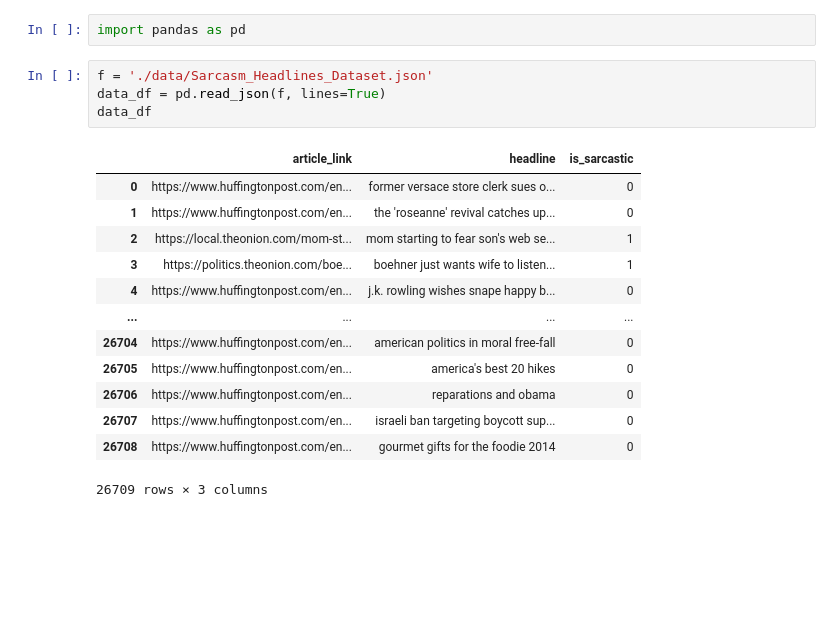
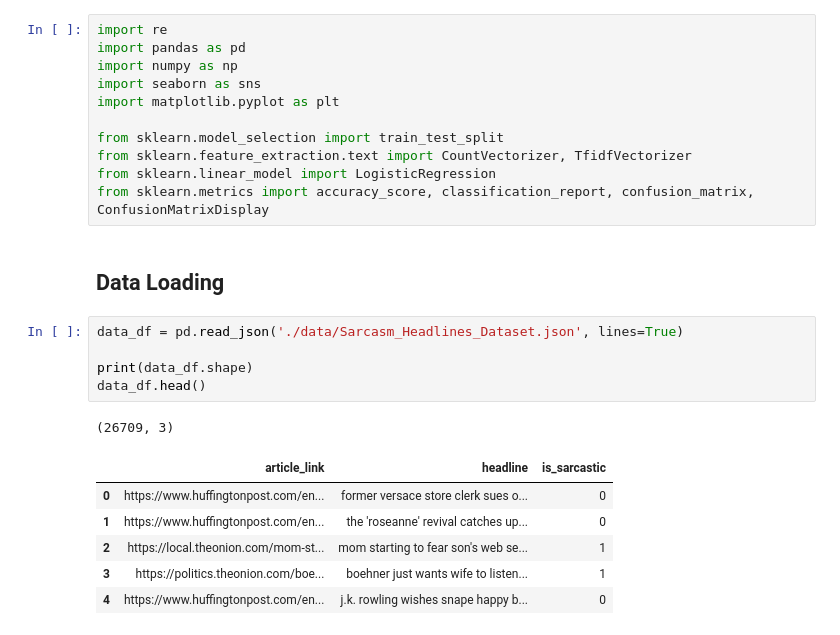
Before and after one commit to sion0331/coms4995_sarcasm, a Jupyter notebook: main.ipynb, the cells around one changed output. Drawn from its saved outputs; the diff is of its cells as text; blank space fills up the shorter version.

```diff
--- a/main.ipynb
+++ b/main.ipynb
@@ -1,20 +1,26 @@
 # %%
+import re
 import pandas as pd
+import numpy as np
+import seaborn as sns
+import matplotlib.pyplot as plt
+
+from sklearn.model_selection import train_test_split
+from sklearn.feature_extraction.text import CountVectorizer, TfidfVectorizer
+from sklearn.linear_model import LogisticRegression
+from sklearn.metrics import accuracy_score, classification_report, confusion_matrix, ConfusionMatrixDisplay
+# %% [markdown]
+## Data Loading
 # %%
-f = './data/Sarcasm_Headlines_Dataset.json'
-data_df = pd.read_json(f, lines=True)
-data_df
+data_df = pd.read_json('./data/Sarcasm_Headlines_Dataset.json', lines=True)
+
+print(data_df.shape)
+data_df.head()
 # %% [output]
+(26709, 3)
 |  | article_link | headline | is_sarcastic |
 | 0 | https://www.huffingtonpost.com/en... | former versace store clerk sues o... | 0 |
 | 1 | https://www.huffingtonpost.com/en... | the 'roseanne' revival catches up... | 0 |
 | 2 | https://local.theonion.com/mom-st... | mom starting to fear son's web se... | 1 |
 | 3 | https://politics.theonion.com/boe... | boehner just wants wife to listen... | 1 |
 | 4 | https://www.huffingtonpost.com/en... | j.k. rowling wishes snape happy b... | 0 |
-| ... | ... | ... | ... |
-| 26704 | https://www.huffingtonpost.com/en... | american politics in moral free-fall | 0 |
-| 26705 | https://www.huffingtonpost.com/en... | america's best 20 hikes | 0 |
-| 26706 | https://www.huffingtonpost.com/en... | reparations and obama | 0 |
-| 26707 | https://www.huffingtonpost.com/en... | israeli ban targeting boycott sup... | 0 |
-| 26708 | https://www.huffingtonpost.com/en... | gourmet gifts for the foodie 2014 | 0 |
-26709 rows × 3 columns
```
Also changed, not shown: parts of 17 cells of this notebook, 1 other file.
